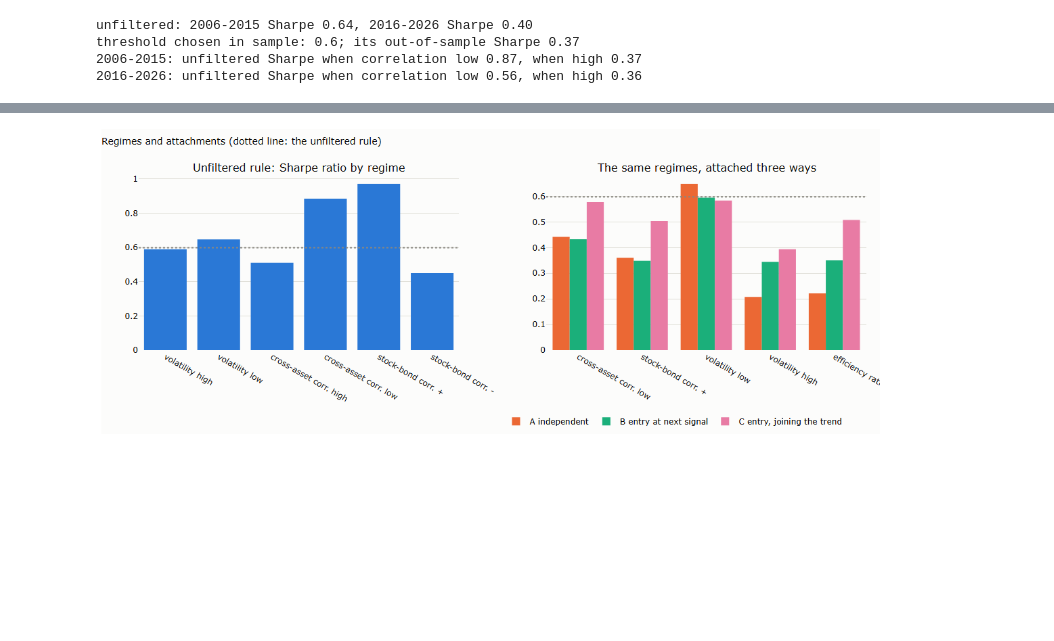
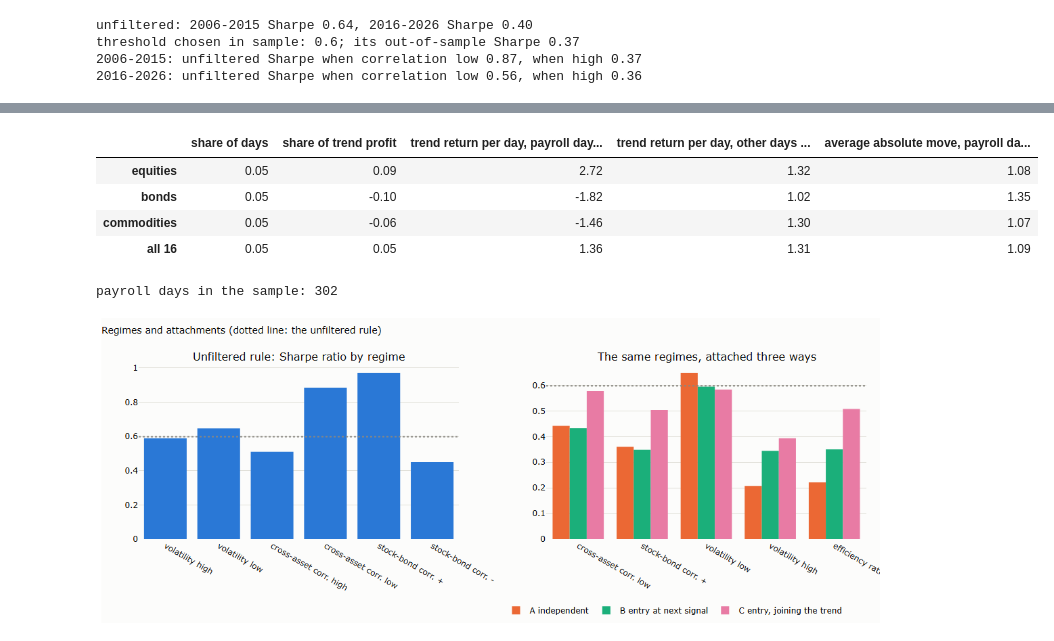
Before and after one commit to MaxGnesi/systematic-trading-notes, a Jupyter notebook: lectures/08-filters-and-overlays/08_filters_and_overlays.ipynb, the cells around one changed output, grey strips where cells are left out. Drawn from its saved outputs; the diff is of its cells as text; code cells hidden in the pictures; blank space fills up the shorter version.

```diff
--- a/lectures/08-filters-and-overlays/08_filters_and_overlays.ipynb
+++ b/lectures/08-filters-and-overlays/08_filters_and_overlays.ipynb
@@ -453,3 +460,25 @@ threshold chosen in sample: 0.6; its out-of-sample Sharpe 0.37
+# %%
+nfp = pd.to_datetime(pd.read_csv(ROOT / "lectures" / "08-filters-and-overlays" / "nfp_release_dates.csv")["release_date"])
+ev = pd.Series(idx.isin(nfp), idx)
+groups_ = {"equities": groups["equities"], "bonds": groups["bonds"], "commodities": groups["commodities"], "all 16": TICKERS}
+rows = {}
+for g, m in groups_.items():
+    x = contrib[m].mean(axis=1).loc[START:]
+    a_ = r[m].abs().mean(axis=1).loc[START:]
+    e = ev.loc[START:]
+    rows[g] = {"share of days": e.mean(), "share of trend profit": x[e].sum() / x.sum(),
+               "trend return per day, payroll days (bp)": 1e4 * x[e].mean(), "trend return per day, other days (bp)": 1e4 * x[~e].mean(),
+               "average absolute move, payroll days / other days": a_[e].mean() / a_[~e].mean()}
+nfp_table = pd.DataFrame(rows).T
+display(nfp_table.round(2))
+print("payroll days in the sample:", int(ev.loc[START:].sum()))
+# %% [output]
+|  | share of days | share of trend profit | trend return per day, payroll day... | trend return per day, other days ... | average absolute move, payroll da... |
+| equities | 0.05 | 0.09 | 2.72 | 1.32 | 1.08 |
+| bonds | 0.05 | -0.10 | -1.82 | 1.02 | 1.35 |
+| commodities | 0.05 | -0.06 | -1.46 | 1.30 | 1.07 |
+| all 16 | 0.05 | 0.05 | 1.36 | 1.31 | 1.09 |
+payroll days in the sample: 302
 # %%
 # chart G.3: performance by regime, and the three attachments
 fig = make_subplots(rows=1, cols=2, horizontal_spacing=0.12, subplot_titles=("Unfiltered rule: Sharpe ratio by regime", "The same regimes, attached three ways"))
```
Also changed, not shown: parts of 1 cell of this notebook, 2 other files.
